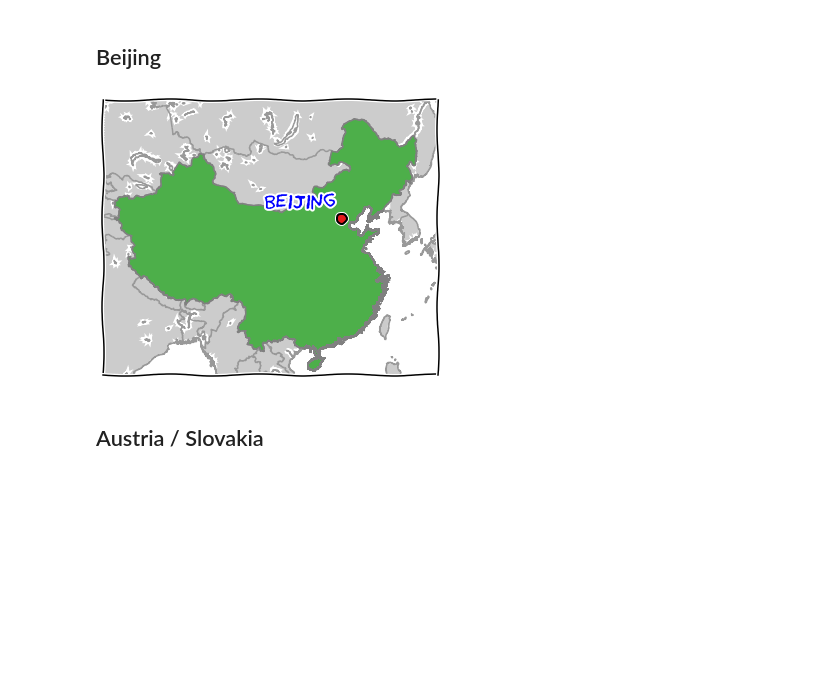
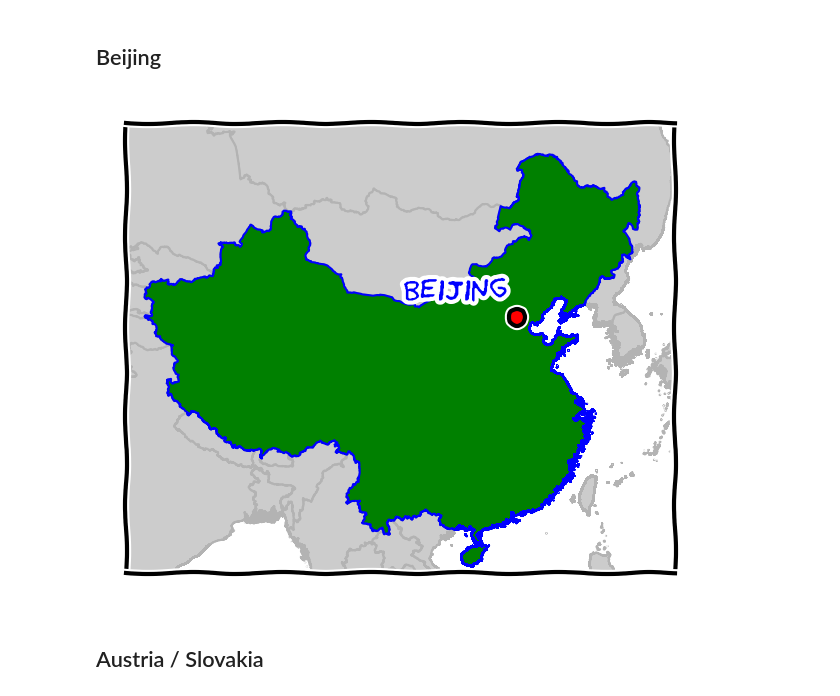
Before and after one commit to prisae/blog-notebooks, a Jupyter notebook: Travelmap.ipynb, the cells around one changed output. Drawn from its saved outputs; the diff is of its cells as text; code cells hidden in the pictures; blank space fills up the shorter version.

```diff
--- a/Travelmap.ipynb
+++ b/Travelmap.ipynb
@@ -70,7 +96,18 @@ def plot_arrow(nax, start, end, bmap, ec="k", fc="w", rad=-.3):
                                 connectionstyle="arc3, rad="+str(rad),
                                 ))
 # %%
-def plot_city(bmap, city, cityname, nax, mfc, color='b', offs=[.1, .1], halign='left'):
-    bmap.plot(city[1], city[0], 'o', mfc=mfc, ms=10, mew=2, latlon=True)
-    nax.annotate(cityname, bmap(city[1]+offs[0], city[0]+offs[1]),
-                 horizontalalignment=halign, color=color, fontsize=20, zorder=10)
+def plot_city(city, name, bmap, mfc=None, color='b', offs=[.1, .1], halign='left'):
+    '''Plot a circle at <city> and annotate with <name>, with a <bmap> projection.'''
+
+    # Get current axis
+    cax = plt.gca()
+
+    # Plot dot
+    # If mfc is provided, use; else cycle through colours
+    if not mfc:
+        mfc = next(cax._get_patches_for_fill.color_cycle)
+    bmap.plot(city[1], city[0], 'o', mfc=mfc, ms=4, mew=1, latlon=True)
+
+    # Annotate name
+    cax.annotate(name, bmap(city[1]+offs[0], city[0]+offs[1]),
+                 horizontalalignment=halign, color=color, fontsize=7, zorder=10)
@@ -307,32 +363,30 @@ plt.show()
 # %% [markdown]
 ## Beijing
 # %%
-fig_b = plt.figure(figsize=(6, 5))
-ax_b = plt.subplot(111)
+fig_b = plt.figure(figsize=(cm2in([6, 5])))
 
 BEI = [39.916667, 116.383333] # Beijing
 
 # Create basemap
-# resolution: c, l, i, h, f
-m_b = Basemap(width=5500000, height=4500000, resolution='i', projection='tmerc', lat_0=38, lon_0=103)
-m_b.drawcoastlines(color='.6', linewidth=1.5)
-m_b.drawcountries(color='.6', linewidth=1.5)
-m_b.fillcontinents(color='.8')
+m_b = Basemap(width=5500000, height=4500000, resolution='c', projection='tmerc', lat_0=38, lon_0=103)
+
+# Fill non-visited countries (fillcontinents does a bad job)
+countries = ['RUS', 'KOR', 'MNG', 'PRK', 'TWN', 'BGD', 'BTN',
+             'IND', 'KGZ', 'NPL', 'TJK', 'JPN', 'KAZ', 'LAO',
+             'MMR', 'PHL', 'AFG', 'PAK', 'THA', 'UZB', 'VNM']
+plot_country(countries, m_b, fc='.8', ec='.7', lw=.5)
 
 # Fill country
-plot_country(ax_b, 'CHN', colours[2], m_b, '.5', 1.5)
-
-# XKCDify
-plt.xkcd()
+plot_country(['CHN',], m_b, 'g', 'b', .5)
 
 # Add visited cities
-plot_city(m_b, BEI, 'Beijing', ax_b, colours[0], offs=[-1,2], halign='right')
+plot_city(BEI, 'Beijing', m_b, 'r', offs=[-1,2], halign='right')
 
-#plt.savefig('/home/dtr/Desktop/Beijing.png')
+#plt.savefig('/home/dtr/Desktop/Beijing.png', bbox_inches='tight')
 
 plt.show()
 # %% [output]
-[figure, old version]
+[figure, new version]
 # %% [markdown]
 ## Austria / Slovakia
 # %%
```
Also changed, not shown: parts of 21 cells of this notebook.
